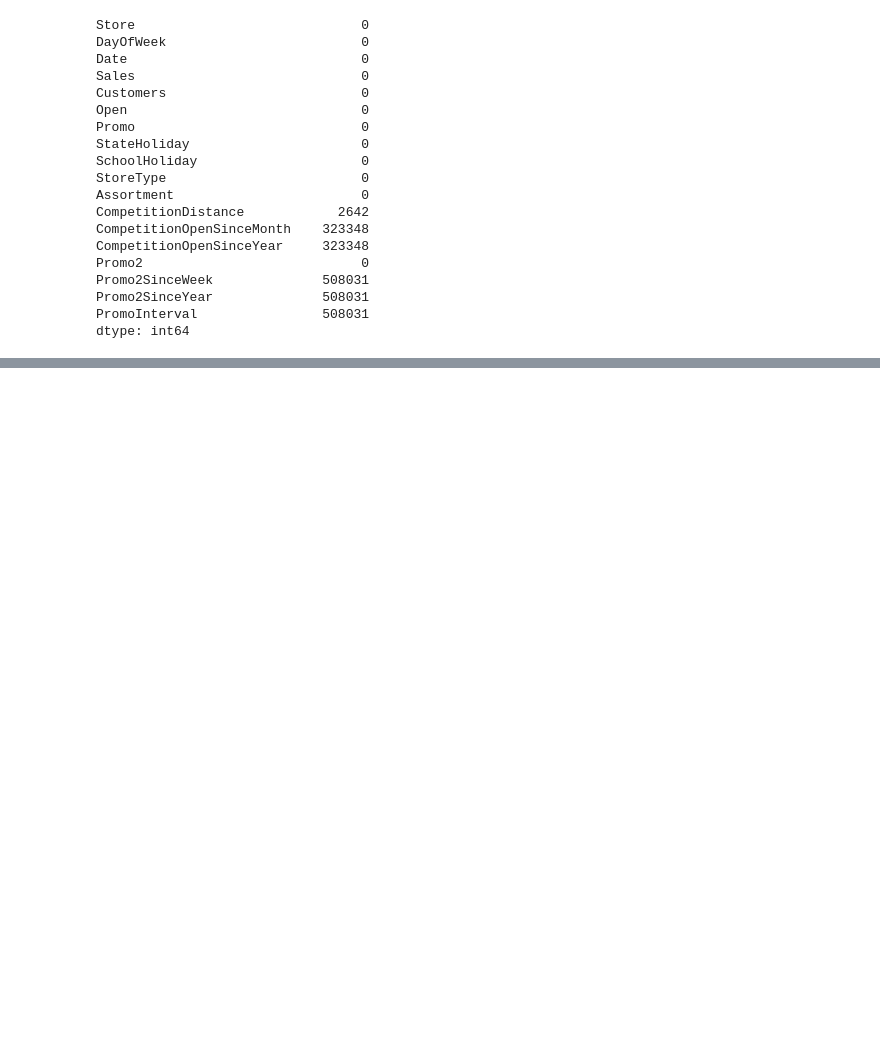
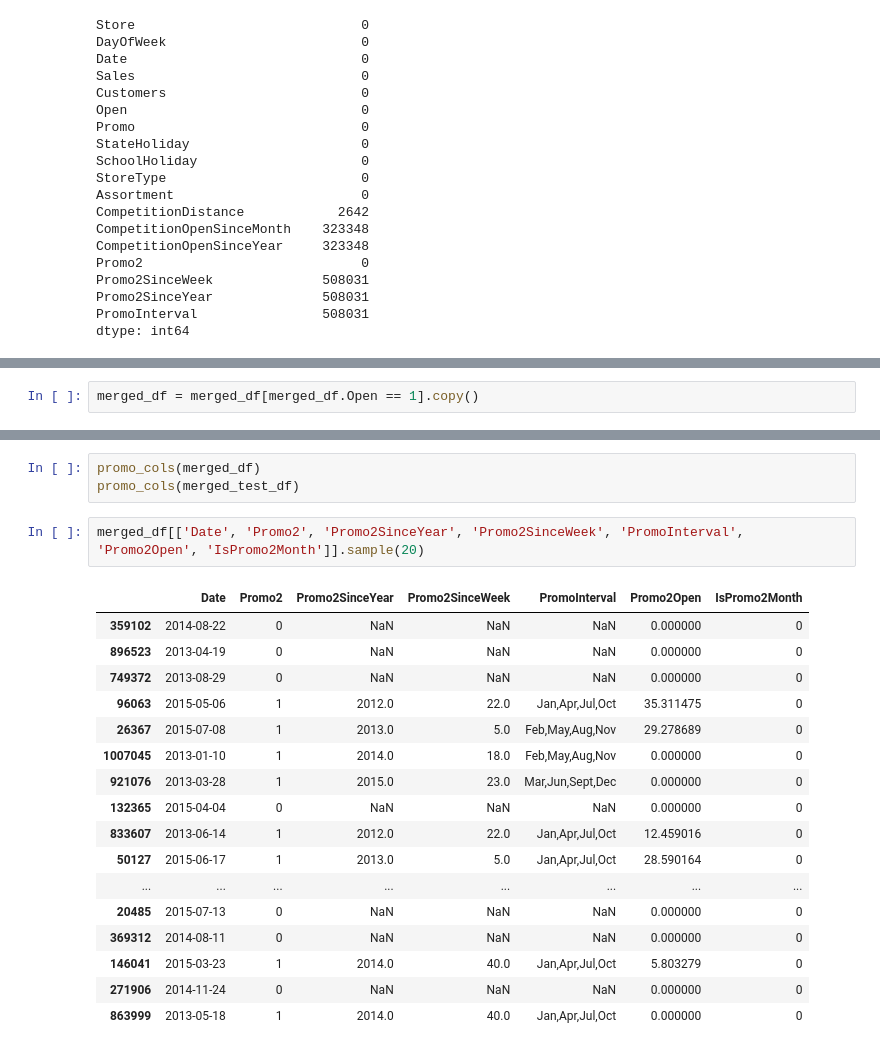
Before and after one commit to McLight-Note/AI-self-study, a Jupyter notebook: Project_12_Repeating/GradientBoosting/file.ipynb, the cells around one changed output, grey strips where cells are left out. Cells and saved outputs as stored; diff of their text form; blank space fills up the shorter version.

```diff
--- a/Project_12_Repeating/GradientBoosting/file.ipynb
+++ b/Project_12_Repeating/GradientBoosting/file.ipynb
@@ -211,0 +251,2 @@ dtype: int64
+# %%
+merged_df = merged_df[merged_df.Open == 1].copy()
@@ -211,0 +341,23 @@ dtype: int64
+# %%
+promo_cols(merged_df)
+promo_cols(merged_test_df)
+# %%
+merged_df[['Date', 'Promo2', 'Promo2SinceYear', 'Promo2SinceWeek', 'PromoInterval', 'Promo2Open', 'IsPromo2Month']].sample(20)
+# %% [output]
+|  | Date | Promo2 | Promo2SinceYear | Promo2SinceWeek | PromoInterval | Promo2Open | IsPromo2Month |
+| 359102 | 2014-08-22 | 0 | NaN | NaN | NaN | 0.000000 | 0 |
+| 896523 | 2013-04-19 | 0 | NaN | NaN | NaN | 0.000000 | 0 |
+| 749372 | 2013-08-29 | 0 | NaN | NaN | NaN | 0.000000 | 0 |
+| 96063 | 2015-05-06 | 1 | 2012.0 | 22.0 | Jan,Apr,Jul,Oct | 35.311475 | 0 |
+| 26367 | 2015-07-08 | 1 | 2013.0 | 5.0 | Feb,May,Aug,Nov | 29.278689 | 0 |
+| 1007045 | 2013-01-10 | 1 | 2014.0 | 18.0 | Feb,May,Aug,Nov | 0.000000 | 0 |
+| 921076 | 2013-03-28 | 1 | 2015.0 | 23.0 | Mar,Jun,Sept,Dec | 0.000000 | 0 |
+| 132365 | 2015-04-04 | 0 | NaN | NaN | NaN | 0.000000 | 0 |
+| 833607 | 2013-06-14 | 1 | 2012.0 | 22.0 | Jan,Apr,Jul,Oct | 12.459016 | 0 |
+| 50127 | 2015-06-17 | 1 | 2013.0 | 5.0 | Jan,Apr,Jul,Oct | 28.590164 | 0 |
+| ... | ... | ... | ... | ... | ... | ... | ... |
+| 20485 | 2015-07-13 | 0 | NaN | NaN | NaN | 0.000000 | 0 |
+| 369312 | 2014-08-11 | 0 | NaN | NaN | NaN | 0.000000 | 0 |
+| 146041 | 2015-03-23 | 1 | 2014.0 | 40.0 | Jan,Apr,Jul,Oct | 5.803279 | 0 |
+| 271906 | 2014-11-24 | 0 | NaN | NaN | NaN | 0.000000 | 0 |
+| 863999 | 2013-05-18 | 1 | 2014.0 | 40.0 | Jan,Apr,Jul,Oct | 0.000000 | 0 |
```
Also changed, not shown: parts of 39 cells of this notebook.
